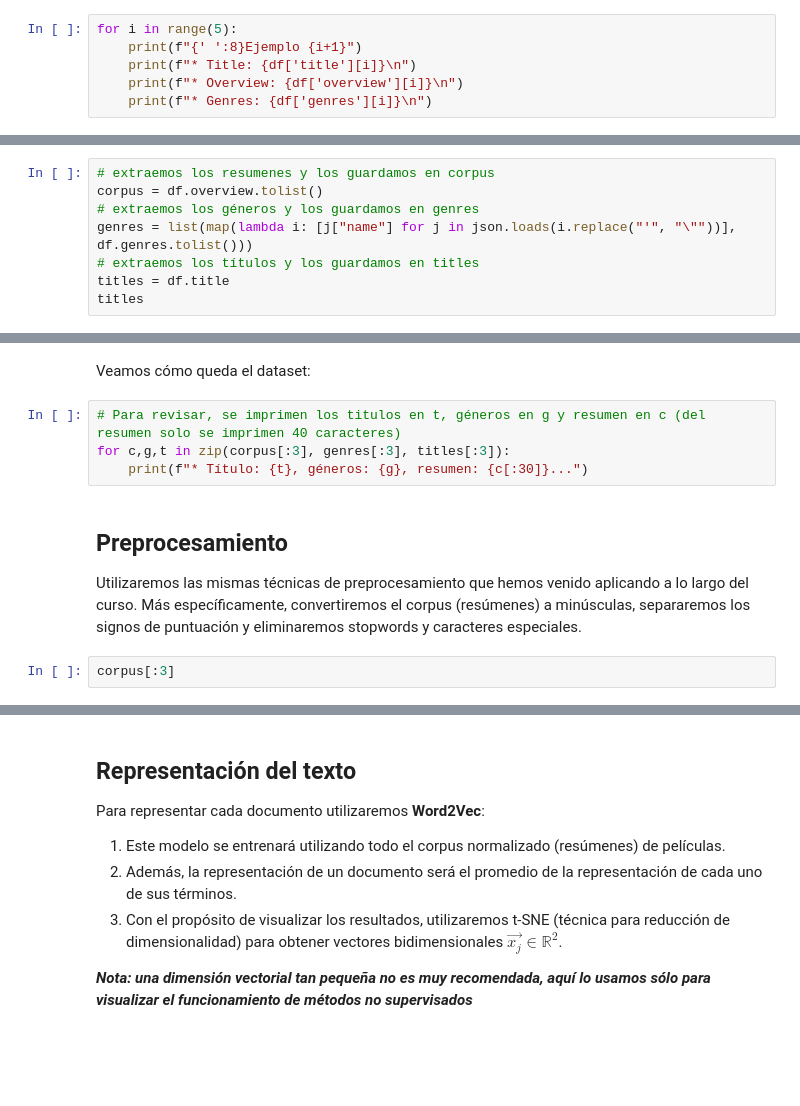
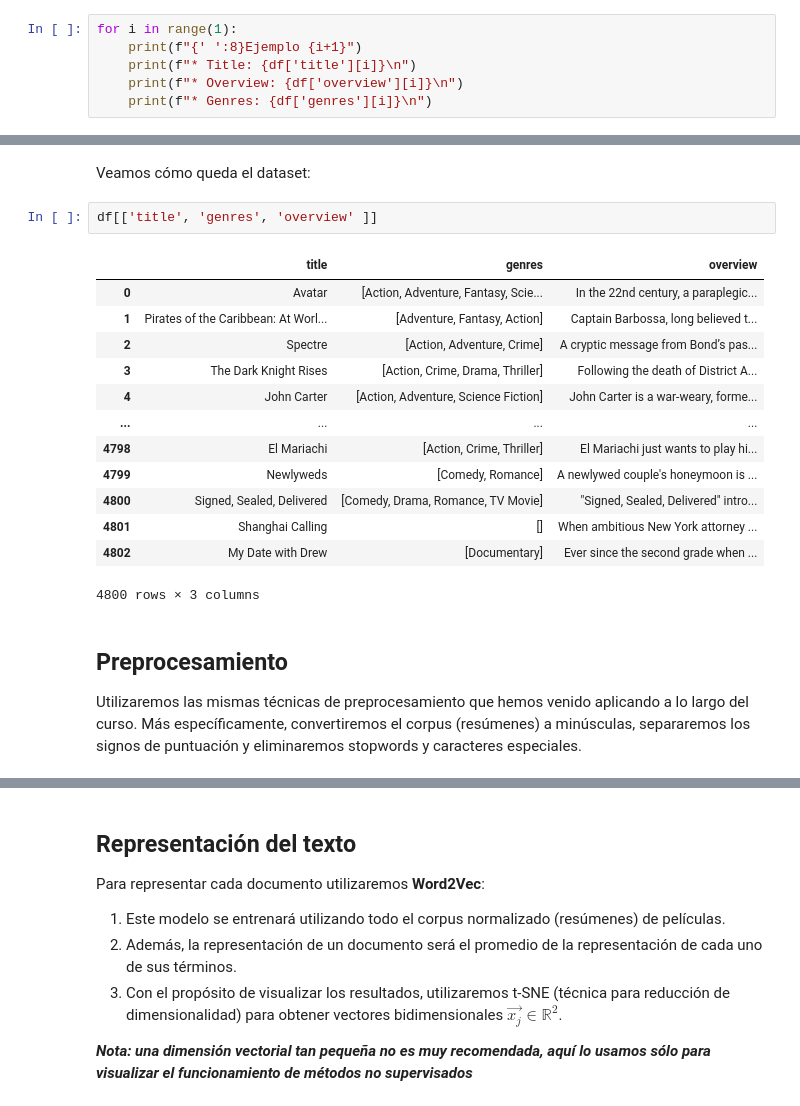
Before and after one commit to juan19932carlos/Notebooks, a Jupyter notebook: NLP/Talleres/Analisis no supervisado.ipynb, the cells around one changed output, grey strips where cells are left out. Cells and saved outputs as stored; diff of their text form; blank space fills up the shorter version.

```diff
--- a/NLP/Talleres/Analisis no supervisado.ipynb
+++ b/NLP/Talleres/Analisis no supervisado.ipynb
@@ -92,7 +92,7 @@ df['overview'].count()
 # %% [markdown]
 Veamos como queda el dataset:
 # %%
-for i in range(5):
+for i in range(1):
     print(f"{' ':8}Ejemplo {i+1}")
     print(f"* Title: {df['title'][i]}\n")
     print(f"* Overview: {df['overview'][i]}\n")
@@ -118,10 +107,2 @@ Ejemplo 1
 # %% [markdown]
 Ahora, extraeremos los tres campos del dataframe. Adicionalmente, los géneros se convierten de formato json a una lista de strings en python:
-# %%
-# extraemos los resumenes y los guardamos en corpus
-corpus = df.overview.tolist()
-# extraemos los géneros y los guardamos en genres
-genres = list(map(lambda i: [j["name"] for j in json.loads(i.replace("'", "\""))], df.genres.tolist()))
-# extraemos los títulos y los guardamos en titles
-titles = df.title
-titles
@@ -141,14 +126,24 @@ Name: title, Length: 4800, dtype: object
 # %% [markdown]
 Veamos cómo queda el dataset:
-# %%
-# Para revisar, se imprimen los titulos en t, géneros en g y resumen en c (del resumen solo se imprimen 40 caracteres)
-for c,g,t in zip(corpus[:3], genres[:3], titles[:3]):
-    print(f"* Título: {t}, géneros: {g}, resumen: {c[:30]}...")
+# %%
+df[['title', 'genres', 'overview' ]]
+# %% [output]
+|  | title | genres | overview |
+| 0 | Avatar | [Action, Adventure, Fantasy, Scie... | In the 22nd century, a paraplegic... |
+| 1 | Pirates of the Caribbean: At Worl... | [Adventure, Fantasy, Action] | Captain Barbossa, long believed t... |
+| 2 | Spectre | [Action, Adventure, Crime] | A cryptic message from Bond’s pas... |
+| 3 | The Dark Knight Rises | [Action, Crime, Drama, Thriller] | Following the death of District A... |
+| 4 | John Carter | [Action, Adventure, Science Fiction] | John Carter is a war-weary, forme... |
+| ... | ... | ... | ... |
+| 4798 | El Mariachi | [Action, Crime, Thriller] | El Mariachi just wants to play hi... |
+| 4799 | Newlyweds | [Comedy, Romance] | A newlywed couple's honeymoon is ... |
+| 4800 | Signed, Sealed, Delivered | [Comedy, Drama, Romance, TV Movie] | "Signed, Sealed, Delivered" intro... |
+| 4801 | Shanghai Calling | [] | When ambitious New York attorney ... |
+| 4802 | My Date with Drew | [Documentary] | Ever since the second grade when ... |
+4800 rows × 3 columns
 # %% [markdown]
 ## Preprocesamiento
 
 Utilizaremos las mismas técnicas de preprocesamiento que hemos venido aplicando a lo largo del curso. Más específicamente, convertiremos el corpus (resúmenes) a minúsculas, separaremos los signos de puntuación y eliminaremos stopwords y caracteres especiales.
-# %%
-corpus[:3]
 # %%
 # Función para preprocesar los textos
```
Also changed, not shown: parts of 19 cells of this notebook, 2 other files.
